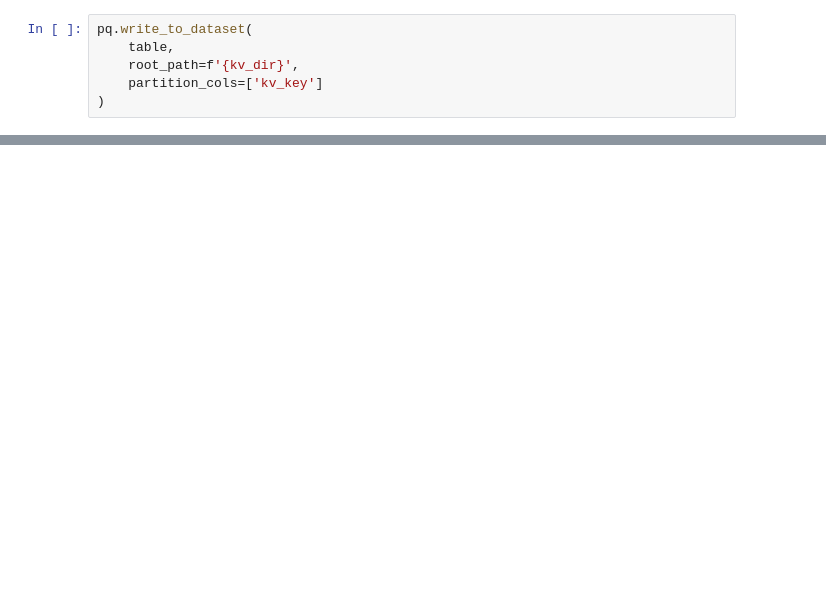
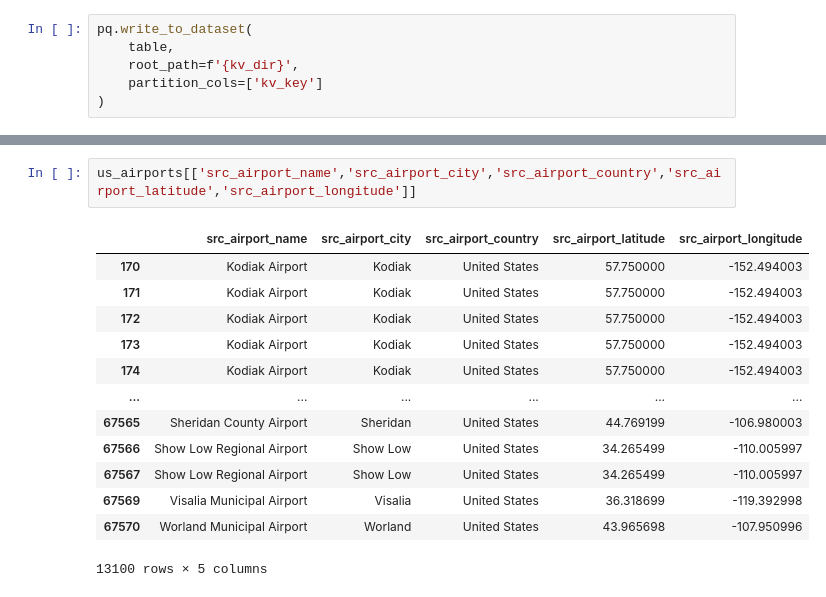
Before and after one commit to samantoz/dsc650, a Jupyter notebook: dsc650/assignments/assignment07/assignment07.ipynb, the cells around one changed output, grey strips where cells are left out. Saved outputs shown, nothing was run; the diff lists cells and outputs as text; blank space fills up the shorter version.

```diff
--- a/dsc650/assignments/assignment07/assignment07.ipynb
+++ b/dsc650/assignments/assignment07/assignment07.ipynb
@@ -217,0 +264,16 @@ pq.write_to_dataset(
+# %%
+us_airports[['src_airport_name','src_airport_city','src_airport_country','src_airport_latitude','src_airport_longitude']]
+# %% [output]
+|  | src_airport_name | src_airport_city | src_airport_country | src_airport_latitude | src_airport_longitude |
+| 170 | Kodiak Airport | Kodiak | United States | 57.750000 | -152.494003 |
+| 171 | Kodiak Airport | Kodiak | United States | 57.750000 | -152.494003 |
+| 172 | Kodiak Airport | Kodiak | United States | 57.750000 | -152.494003 |
+| 173 | Kodiak Airport | Kodiak | United States | 57.750000 | -152.494003 |
+| 174 | Kodiak Airport | Kodiak | United States | 57.750000 | -152.494003 |
+| ... | ... | ... | ... | ... | ... |
+| 67565 | Sheridan County Airport | Sheridan | United States | 44.769199 | -106.980003 |
+| 67566 | Show Low Regional Airport | Show Low | United States | 34.265499 | -110.005997 |
+| 67567 | Show Low Regional Airport | Show Low | United States | 34.265499 | -110.005997 |
+| 67569 | Visalia Municipal Airport | Visalia | United States | 36.318699 | -119.392998 |
+| 67570 | Worland Municipal Airport | Worland | United States | 43.965698 | -107.950996 |
+13100 rows × 5 columns
```
Also changed, not shown: parts of 34 cells of this notebook, 32 other files.
